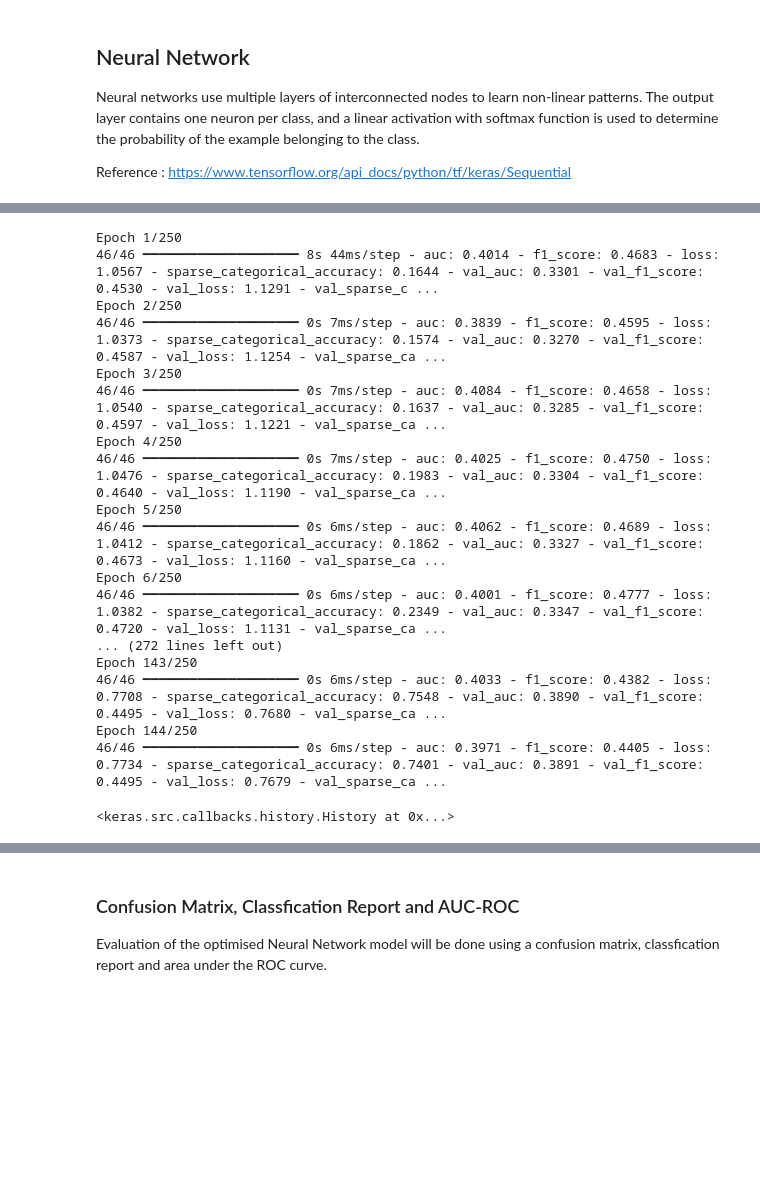
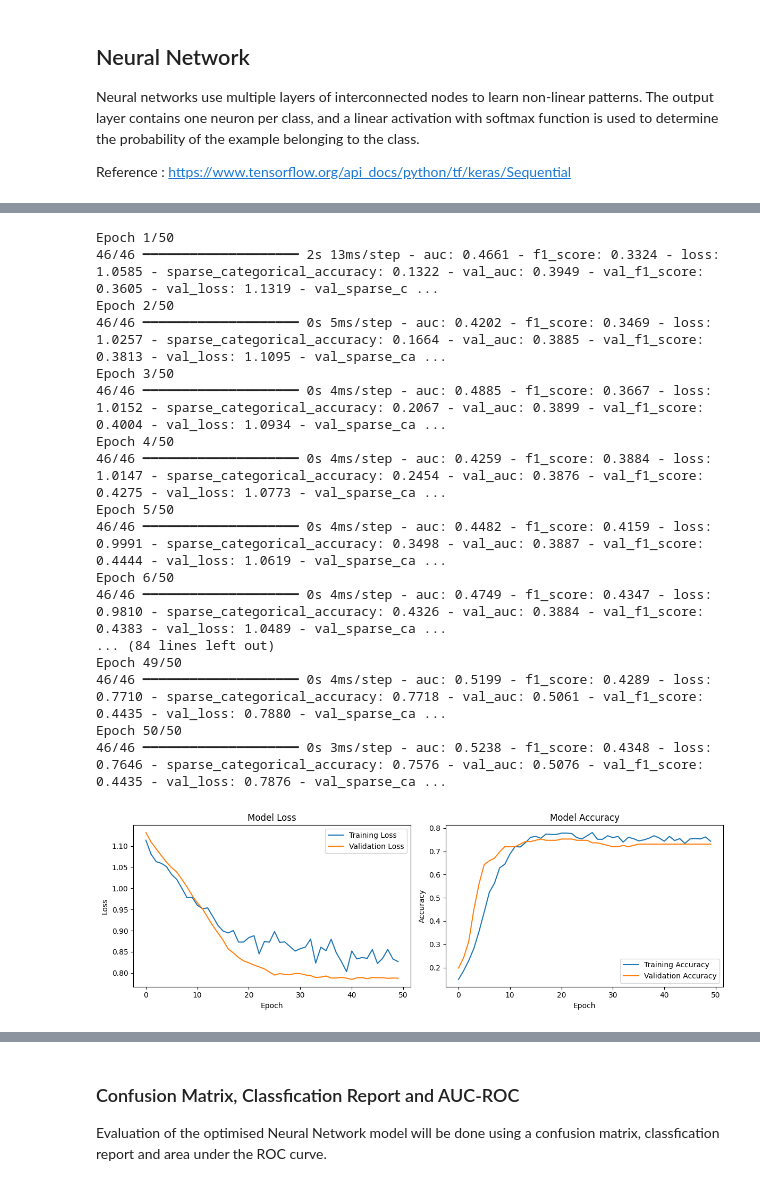
Before and after one commit to ryansoh-42/interpretable-ML-T2DM, a Jupyter notebook: notebooks/04_model_training.ipynb, the cells around one changed output, grey strips where cells are left out. Cells and saved outputs as stored; diff of their text form; code cells hidden in the pictures; blank space fills up the shorter version.

Commit message:
nn optimised

```diff
--- a/notebooks/04_model_training.ipynb
+++ b/notebooks/04_model_training.ipynb
@@ -1743,39 +1846,64 @@ nn_model.compile(
 )
 # %%
 # Set up callbacks for early stopping and learning rate reduction for better training
-callbacks = [keras.callbacks.EarlyStopping(monitor="val_loss", patience=20, restore_best_weights=True),
-            keras.callbacks.ReduceLROnPlateau(monitor="val_loss", factor=0.5, patience=10)
-]
+callbacks = [keras.callbacks.EarlyStopping(monitor="val_loss", patience=10, restore_best_weights=True),
+            keras.callbacks.ReduceLROnPlateau(monitor="val_loss", factor=0.5, patience=5)]
+
+# Create a validation set from the training set to evaluate the optimised model
+X_train_split, X_val, y_train_split, y_val = train_test_split(X_train_scaled, y_train, test_size=0.2, random_state=RANDOM_STATE, stratify=y_train)
 
 # Train the model with the training and validation data
-nn_model.fit(
+history = nn_model.fit(
     X_train_split, y_train_split,
-    epochs=250,
-    batch_size=16,
+    epochs=best_params["epochs"],
+    batch_size=best_params["batch_size"],
     validation_data=(X_val,y_val),
     class_weight=class_weights_dict,
     callbacks=callbacks,
     verbose=1
 )
 # %% [output]
-Epoch 1/250
-46/46 ━━━━━━━━━━━━━━━━━━━━ 8s 44ms/step - auc: 0.4014 - f1_score: 0.4683 - loss: 1.0567 - sparse_categorical_accuracy: 0.1644 - val_auc: 0.3301 - val_f1_score: 0.4530 - val_loss: 1.1291 - val_sparse_c ...
-Epoch 2/250
-46/46 ━━━━━━━━━━━━━━━━━━━━ 0s 7ms/step - auc: 0.3839 - f1_score: 0.4595 - loss: 1.0373 - sparse_categorical_accuracy: 0.1574 - val_auc: 0.3270 - val_f1_score: 0.4587 - val_loss: 1.1254 - val_sparse_ca ...
-Epoch 3/250
-46/46 ━━━━━━━━━━━━━━━━━━━━ 0s 7ms/step - auc: 0.4084 - f1_score: 0.4658 - loss: 1.0540 - sparse_categorical_accuracy: 0.1637 - val_auc: 0.3285 - val_f1_score: 0.4597 - val_loss: 1.1221 - val_sparse_ca ...
-Epoch 4/250
-46/46 ━━━━━━━━━━━━━━━━━━━━ 0s 7ms/step - auc: 0.4025 - f1_score: 0.4750 - loss: 1.0476 - sparse_categorical_accuracy: 0.1983 - val_auc: 0.3304 - val_f1_score: 0.4640 - val_loss: 1.1190 - val_sparse_ca ...
-Epoch 5/250
-46/46 ━━━━━━━━━━━━━━━━━━━━ 0s 6ms/step - auc: 0.4062 - f1_score: 0.4689 - loss: 1.0412 - sparse_categorical_accuracy: 0.1862 - val_auc: 0.3327 - val_f1_score: 0.4673 - val_loss: 1.1160 - val_sparse_ca ...
-Epoch 6/250
-46/46 ━━━━━━━━━━━━━━━━━━━━ 0s 6ms/step - auc: 0.4001 - f1_score: 0.4777 - loss: 1.0382 - sparse_categorical_accuracy: 0.2349 - val_auc: 0.3347 - val_f1_score: 0.4720 - val_loss: 1.1131 - val_sparse_ca ...
-... (272 lines left out)
-Epoch 143/250
-46/46 ━━━━━━━━━━━━━━━━━━━━ 0s 6ms/step - auc: 0.4033 - f1_score: 0.4382 - loss: 0.7708 - sparse_categorical_accuracy: 0.7548 - val_auc: 0.3890 - val_f1_score: 0.4495 - val_loss: 0.7680 - val_sparse_ca ...
-Epoch 144/250
-46/46 ━━━━━━━━━━━━━━━━━━━━ 0s 6ms/step - auc: 0.3971 - f1_score: 0.4405 - loss: 0.7734 - sparse_categorical_accuracy: 0.7401 - val_auc: 0.3891 - val_f1_score: 0.4495 - val_loss: 0.7679 - val_sparse_ca ...
+Epoch 1/50
+46/46 ━━━━━━━━━━━━━━━━━━━━ 2s 13ms/step - auc: 0.4661 - f1_score: 0.3324 - loss: 1.0585 - sparse_categorical_accuracy: 0.1322 - val_auc: 0.3949 - val_f1_score: 0.3605 - val_loss: 1.1319 - val_sparse_c ...
+Epoch 2/50
+46/46 ━━━━━━━━━━━━━━━━━━━━ 0s 5ms/step - auc: 0.4202 - f1_score: 0.3469 - loss: 1.0257 - sparse_categorical_accuracy: 0.1664 - val_auc: 0.3885 - val_f1_score: 0.3813 - val_loss: 1.1095 - val_sparse_ca ...
+Epoch 3/50
+46/46 ━━━━━━━━━━━━━━━━━━━━ 0s 4ms/step - auc: 0.4885 - f1_score: 0.3667 - loss: 1.0152 - sparse_categorical_accuracy: 0.2067 - val_auc: 0.3899 - val_f1_score: 0.4004 - val_loss: 1.0934 - val_sparse_ca ...
+Epoch 4/50
+46/46 ━━━━━━━━━━━━━━━━━━━━ 0s 4ms/step - auc: 0.4259 - f1_score: 0.3884 - loss: 1.0147 - sparse_categorical_accuracy: 0.2454 - val_auc: 0.3876 - val_f1_score: 0.4275 - val_loss: 1.0773 - val_sparse_ca ...
+Epoch 5/50
+46/46 ━━━━━━━━━━━━━━━━━━━━ 0s 4ms/step - auc: 0.4482 - f1_score: 0.4159 - loss: 0.9991 - sparse_categorical_accuracy: 0.3498 - val_auc: 0.3887 - val_f1_score: 0.4444 - val_loss: 1.0619 - val_sparse_ca ...
+Epoch 6/50
+46/46 ━━━━━━━━━━━━━━━━━━━━ 0s 4ms/step - auc: 0.4749 - f1_score: 0.4347 - loss: 0.9810 - sparse_categorical_accuracy: 0.4326 - val_auc: 0.3884 - val_f1_score: 0.4383 - val_loss: 1.0489 - val_sparse_ca ...
+... (84 lines left out)
+Epoch 49/50
+46/46 ━━━━━━━━━━━━━━━━━━━━ 0s 4ms/step - auc: 0.5199 - f1_score: 0.4289 - loss: 0.7710 - sparse_categorical_accuracy: 0.7718 - val_auc: 0.5061 - val_f1_score: 0.4435 - val_loss: 0.7880 - val_sparse_ca ...
+Epoch 50/50
+46/46 ━━━━━━━━━━━━━━━━━━━━ 0s 3ms/step - auc: 0.5238 - f1_score: 0.4348 - loss: 0.7646 - sparse_categorical_accuracy: 0.7576 - val_auc: 0.5076 - val_f1_score: 0.4435 - val_loss: 0.7876 - val_sparse_ca ...
-<keras.src.callbacks.history.History at 0x...>
+# %%
+# Plot training history
+plt.figure(figsize=(12, 4))
+
+plt.subplot(1, 2, 1)
+plt.plot(history.history['loss'], label='Training Loss')
+plt.plot(history.history['val_loss'], label='Validation Loss')
+plt.title('Model Loss')
+plt.xlabel('Epoch')
+plt.ylabel('Loss')
+plt.legend()
+
+plt.subplot(1, 2, 2)
+plt.plot(history.history['sparse_categorical_accuracy'], label='Training Accuracy')
+plt.plot(history.history['val_sparse_categorical_accuracy'], label='Validation Accuracy')
+plt.title('Model Accuracy')
+plt.xlabel('Epoch')
+plt.ylabel('Accuracy')
+plt.legend()
+
+plt.tight_layout()
+plt.show()
+# %% [output]
+[figure, added]
 # %%
 # Make predictions on the test set and covert logits to probabilities
 y_pred_logits = nn_model.predict(X_test_scaled)
```
Also changed, not shown: parts of 31 cells of this notebook, 12 other files.
